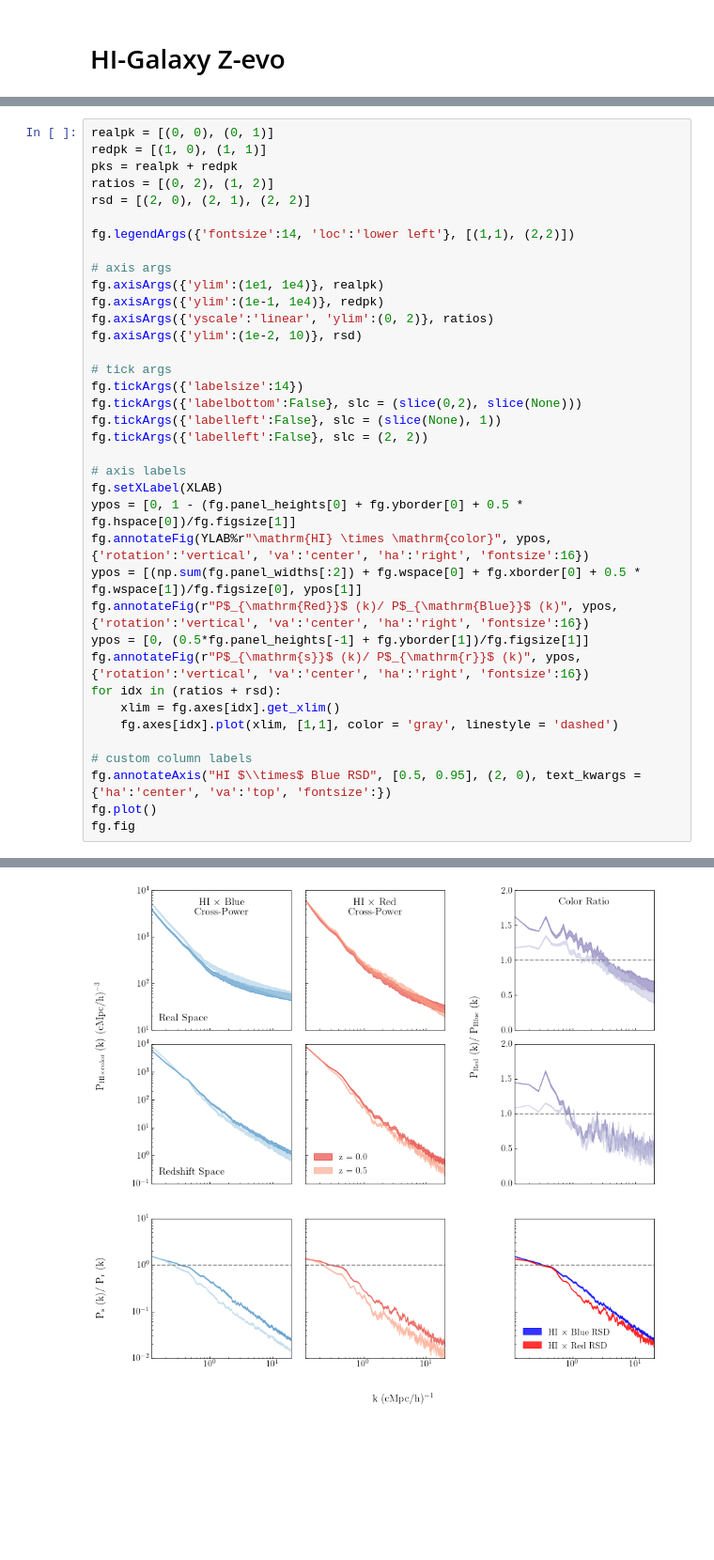
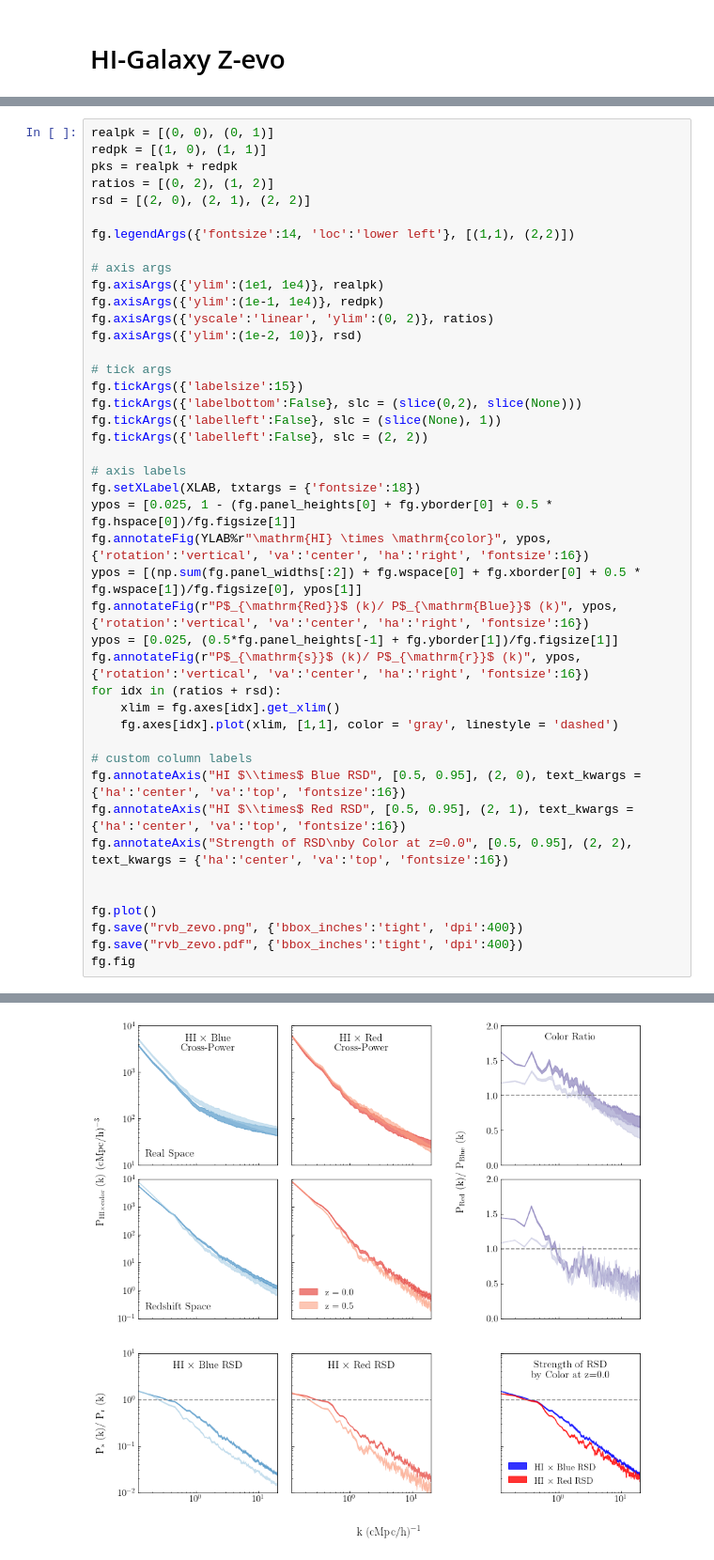
Before and after one commit to calvinosinga/hcolor, a Jupyter notebook: fig_md_analysis/rvb_zevo/zevo.ipynb, the cells around one changed output, grey strips where cells are left out. Shown: that part at 94% size. Drawn from its saved outputs; the diff is of its cells as text; blank space fills up the shorter version.

```diff
--- a/fig_md_analysis/rvb_zevo/zevo.ipynb
+++ b/fig_md_analysis/rvb_zevo/zevo.ipynb
@@ -112,25 +112,31 @@ fg.axisArgs({'yscale':'linear', 'ylim':(0, 2)}, ratios)
 fg.axisArgs({'ylim':(1e-2, 10)}, rsd)
 
 # tick args
-fg.tickArgs({'labelsize':14})
+fg.tickArgs({'labelsize':15})
 fg.tickArgs({'labelbottom':False}, slc = (slice(0,2), slice(None)))
 fg.tickArgs({'labelleft':False}, slc = (slice(None), 1))
 fg.tickArgs({'labelleft':False}, slc = (2, 2))
 
 # axis labels
-fg.setXLabel(XLAB)
-ypos = [0, 1 - (fg.panel_heights[0] + fg.yborder[0] + 0.5 * fg.hspace[0])/fg.figsize[1]]
+fg.setXLabel(XLAB, txtargs = {'fontsize':18})
+ypos = [0.025, 1 - (fg.panel_heights[0] + fg.yborder[0] + 0.5 * fg.hspace[0])/fg.figsize[1]]
 fg.annotateFig(YLAB%r"\mathrm{HI} \times \mathrm{color}", ypos, {'rotation':'vertical', 'va':'center', 'ha':'right', 'fontsize':16})
 ypos = [(np.sum(fg.panel_widths[:2]) + fg.wspace[0] + fg.xborder[0] + 0.5 * fg.wspace[1])/fg.figsize[0], ypos[1]]
 fg.annotateFig(r"P$_{\mathrm{Red}}$ (k)/ P$_{\mathrm{Blue}}$ (k)", ypos, {'rotation':'vertical', 'va':'center', 'ha':'right', 'fontsize':16})
-ypos = [0, (0.5*fg.panel_heights[-1] + fg.yborder[1])/fg.figsize[1]]
+ypos = [0.025, (0.5*fg.panel_heights[-1] + fg.yborder[1])/fg.figsize[1]]
 fg.annotateFig(r"P$_{\mathrm{s}}$ (k)/ P$_{\mathrm{r}}$ (k)", ypos, {'rotation':'vertical', 'va':'center', 'ha':'right', 'fontsize':16})
 for idx in (ratios + rsd):
     xlim = fg.axes[idx].get_xlim()
     fg.axes[idx].plot(xlim, [1,1], color = 'gray', linestyle = 'dashed')
 
 # custom column labels
-fg.annotateAxis("HI $\\times$ Blue RSD", [0.5, 0.95], (2, 0), text_kwargs = {'ha':'center', 'va':'top', 'fontsize':})
+fg.annotateAxis("HI $\\times$ Blue RSD", [0.5, 0.95], (2, 0), text_kwargs = {'ha':'center', 'va':'top', 'fontsize':16})
+fg.annotateAxis("HI $\\times$ Red RSD", [0.5, 0.95], (2, 1), text_kwargs = {'ha':'center', 'va':'top', 'fontsize':16})
+fg.annotateAxis("Strength of RSD\nby Color at z=0.0", [0.5, 0.95], (2, 2), text_kwargs = {'ha':'center', 'va':'top', 'fontsize':16})
+
+
 fg.plot()
+fg.save("rvb_zevo.png", {'bbox_inches':'tight', 'dpi':400})
+fg.save("rvb_zevo.pdf", {'bbox_inches':'tight', 'dpi':400})
 fg.fig
 # %% [output]
@@ -140 +143 @@ fg.fig
-[figure, old version]
+[figure, new version]
```
Also changed, not shown: parts of 2 cells of this notebook, 9 other files.
